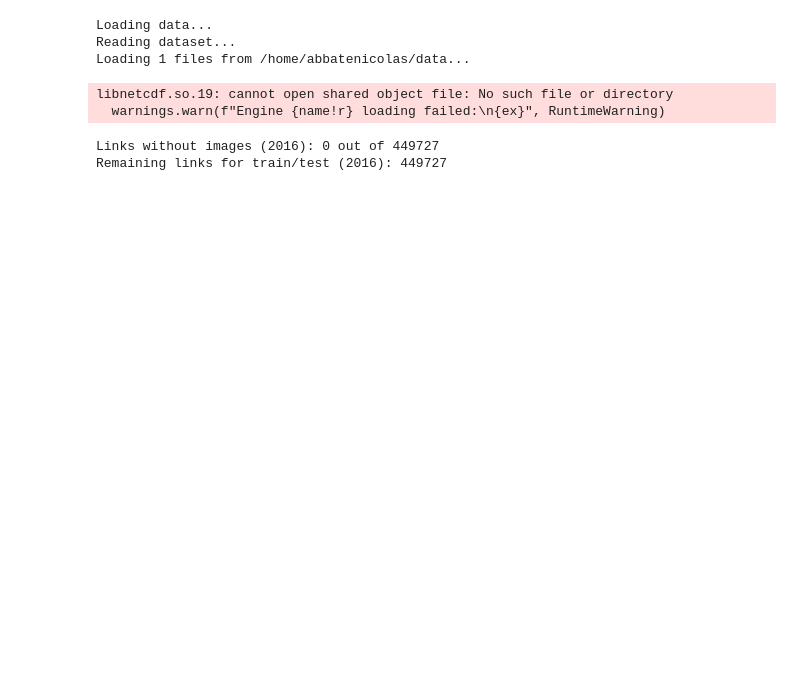
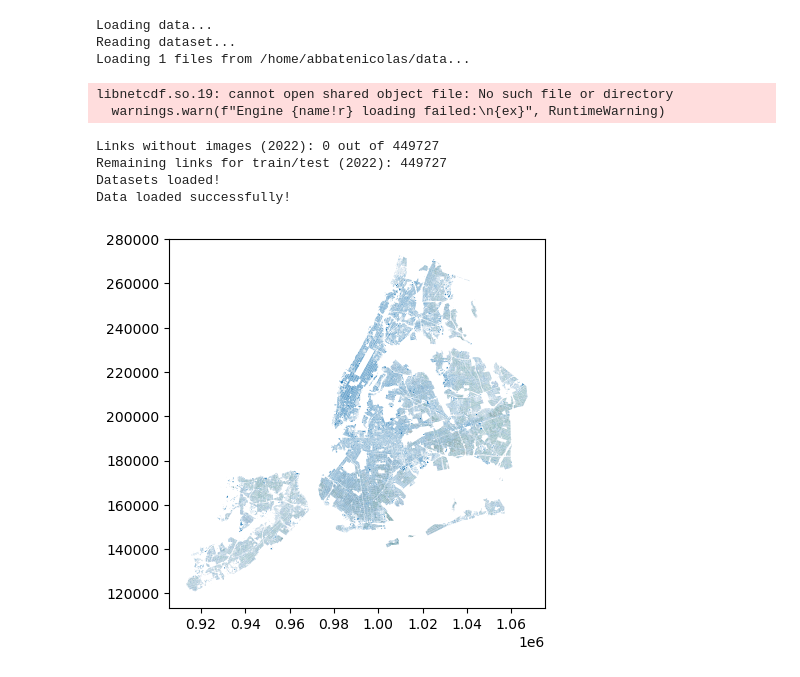
Before and after one commit to Queeno11/ny_state_aerial_imagery_prototype, a Jupyter notebook: notebooks/generation_debug.ipynb, the cells around one changed output. Cells and saved outputs as stored; diff of their text form; code cells hidden in the pictures; blank space fills up the shorter version.

```diff
--- a/notebooks/generation_debug.ipynb
+++ b/notebooks/generation_debug.ipynb
@@ -12,7 +12,7 @@ import src.geo_utils as geo_utils
 from src.utils.paths import PROCESSED_DATA_DIR
 
 # 1. Load the datasets and the dataframe
-years = [2016, 2018, 2020, 2022, 2024] # Adjust depending on the years you want to test
+years = [2022] # Adjust depending on the years you want to test
 print("Loading data...")
 datasets_all_years, extents_all_years, df = main.open_datasets(sat_data="aerial", years=years)
 print("Data loaded successfully!")
@@ -24,7 +24,10 @@ To enable the following instructions: AVX2 AVX_VNNI AVX_VNNI_INT8 AVX_NE_CONVERT
 Loading data...
 Reading dataset...
 Loading 1 files from /home/abbatenicolas/data...
 libnetcdf.so.19: cannot open shared object file: No such file or directory
   warnings.warn(f"Engine {name!r} loading failed:\n{ex}", RuntimeWarning)
-Links without images (2016): 0 out of 449727
-Remaining links for train/test (2016): 449727
+Links without images (2022): 0 out of 449727
+Remaining links for train/test (2022): 449727
+Datasets loaded!
+Data loaded successfully!
+[figure, added]
```
Also changed, not shown: parts of 4 cells of this notebook, 2 other files.
